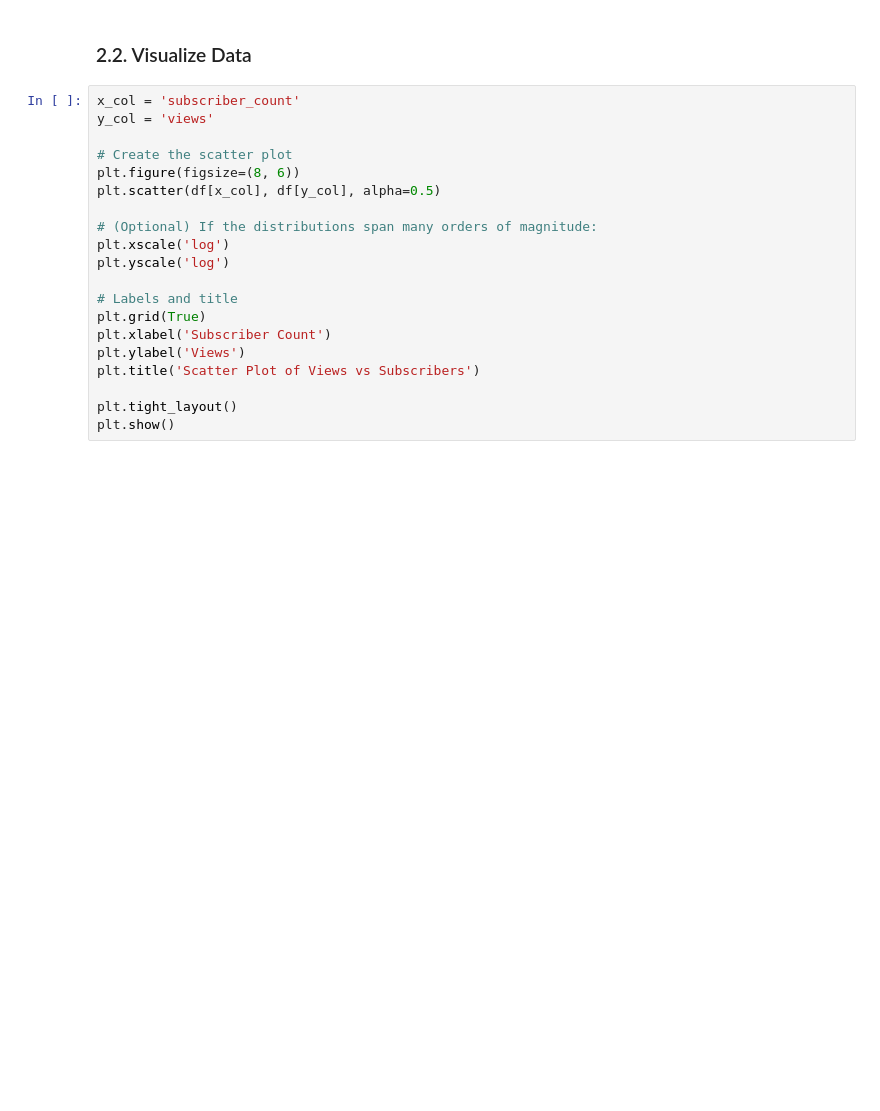
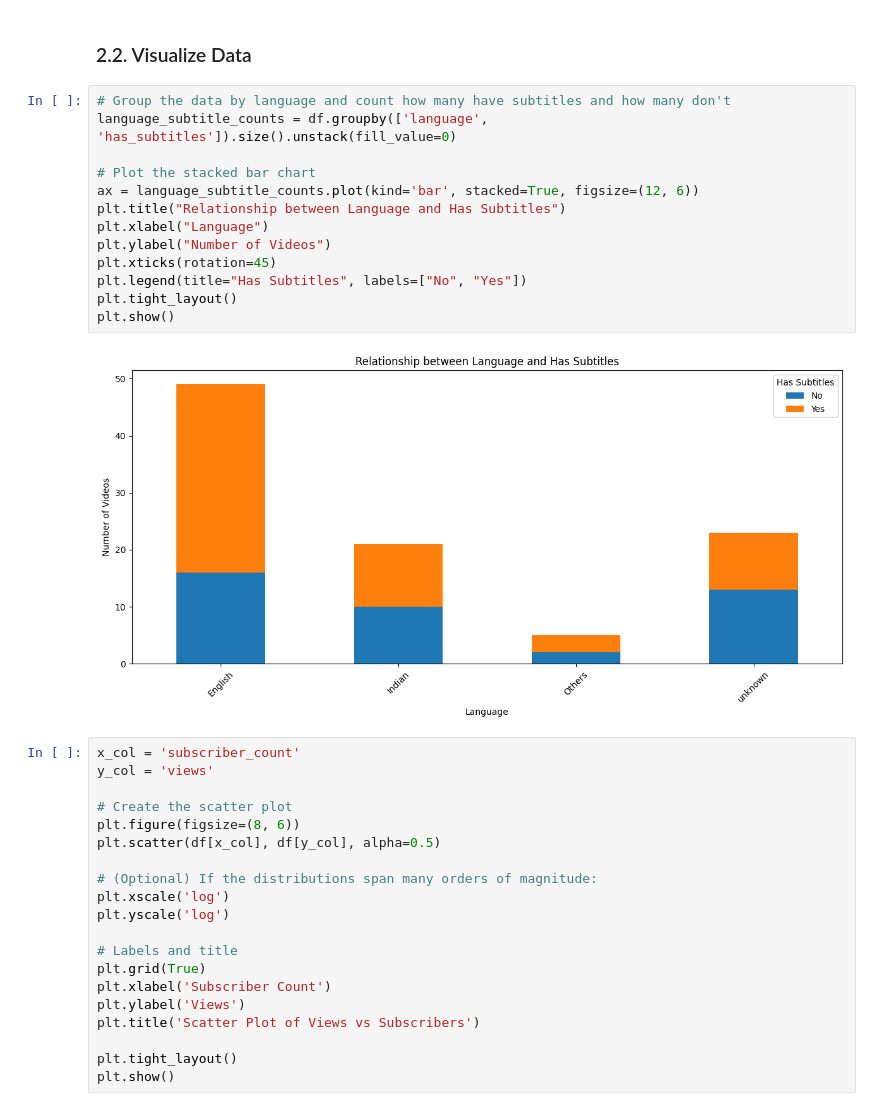
Before and after one commit to thdnhng07/Vinuni, a Jupyter notebook: Intro to DS/Final/Final_DS.ipynb, the cells around one changed output. Drawn from its saved outputs; the diff is of its cells as text; blank space fills up the shorter version.

```diff
--- a/Intro to DS/Final/Final_DS.ipynb
+++ b/Intro to DS/Final/Final_DS.ipynb
@@ -90,6 +90,21 @@ df
 98 rows × 11 columns
 # %% [markdown]
 ### 2.2. Visualize Data
+# %%
+# Group the data by language and count how many have subtitles and how many don't
+language_subtitle_counts = df.groupby(['language', 'has_subtitles']).size().unstack(fill_value=0)
+
+# Plot the stacked bar chart
+ax = language_subtitle_counts.plot(kind='bar', stacked=True, figsize=(12, 6))
+plt.title("Relationship between Language and Has Subtitles")
+plt.xlabel("Language")
+plt.ylabel("Number of Videos")
+plt.xticks(rotation=45)
+plt.legend(title="Has Subtitles", labels=["No", "Yes"])
+plt.tight_layout()
+plt.show()
+# %% [output]
+[figure, added]
 # %%
 x_col = 'subscriber_count'
 y_col = 'views'
```
Also changed, not shown: parts of 7 cells of this notebook.
